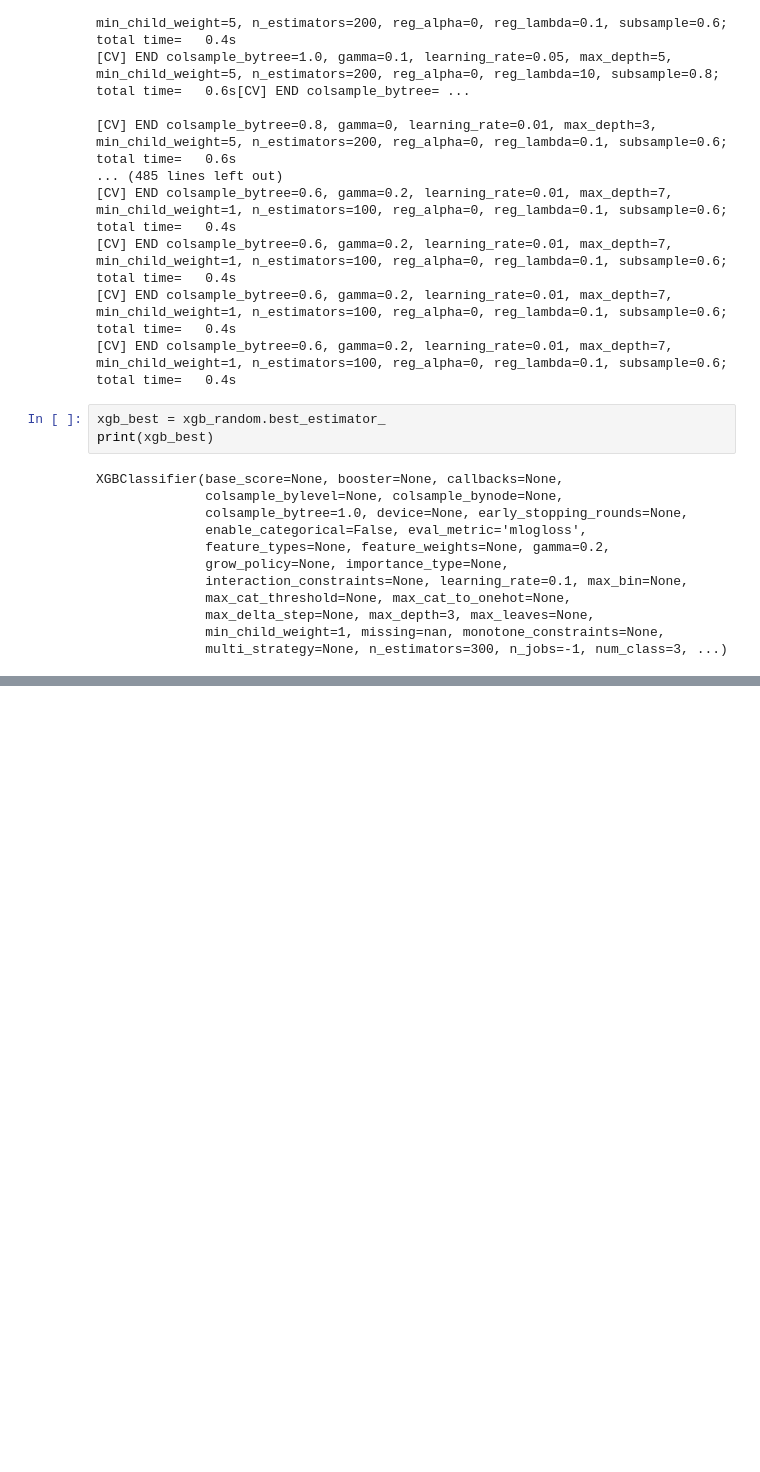
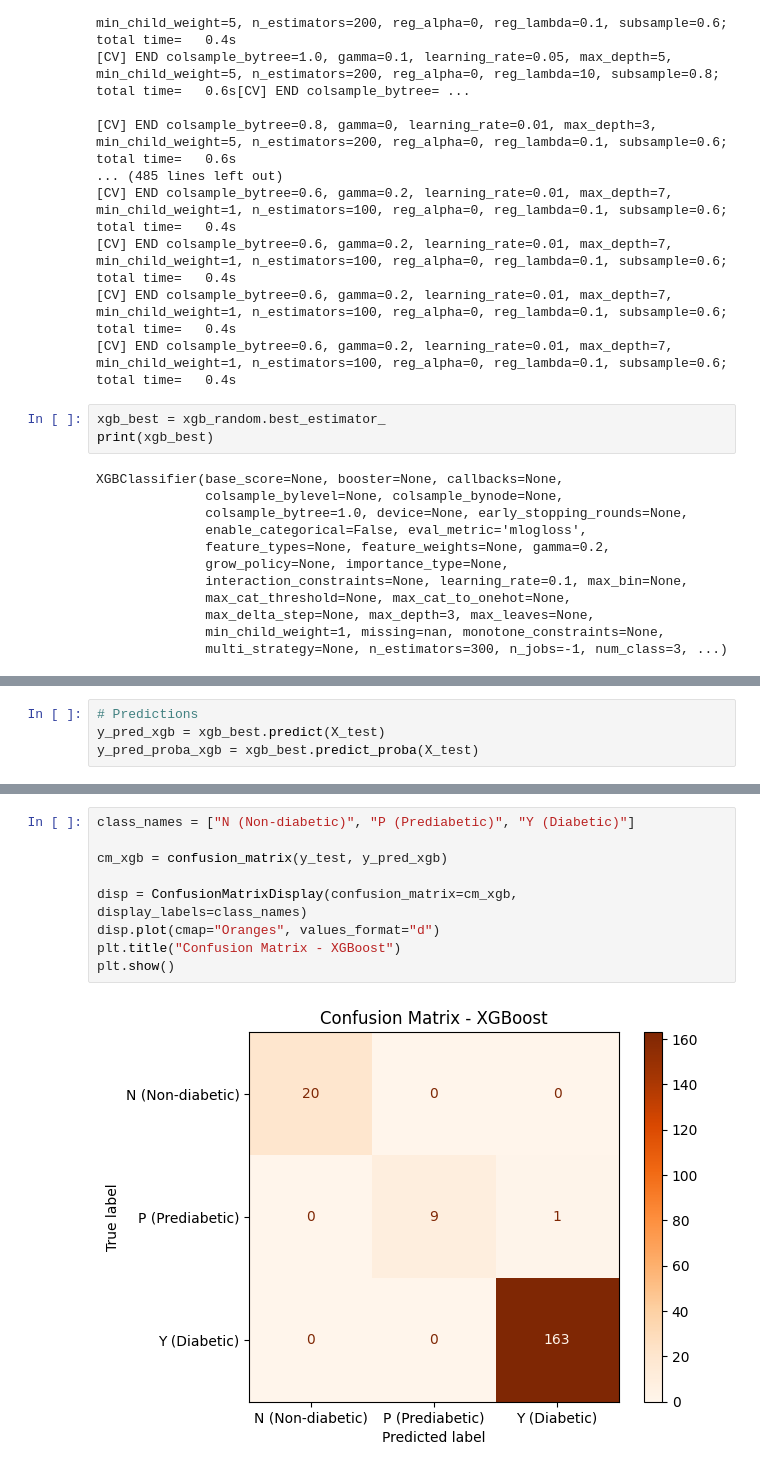
Before and after one commit to samirdahal888/Diabetes_Classification, a Jupyter notebook: notebooks/classifiaction/xgboost.ipynb, the cells around one changed output, grey strips where cells are left out. Drawn from its saved outputs; the diff is of its cells as text; blank space fills up the shorter version.

Commit message:
model evaluation and visualization

```diff
--- a/notebooks/classifiaction/xgboost.ipynb
+++ b/notebooks/classifiaction/xgboost.ipynb
@@ -118,0 +121,4 @@ XGBClassifier(base_score=None, booster=None, callbacks=None,
+# %%
+# Predictions
+y_pred_xgb = xgb_best.predict(X_test)
+y_pred_proba_xgb = xgb_best.predict_proba(X_test)
@@ -118,0 +137,11 @@ XGBClassifier(base_score=None, booster=None, callbacks=None,
+# %%
+class_names = ["N (Non-diabetic)", "P (Prediabetic)", "Y (Diabetic)"]
+
+cm_xgb = confusion_matrix(y_test, y_pred_xgb)
+
+disp = ConfusionMatrixDisplay(confusion_matrix=cm_xgb, display_labels=class_names)
+disp.plot(cmap="Oranges", values_format="d")
+plt.title("Confusion Matrix - XGBoost")
+plt.show()
+# %% [output]
+[figure, added]
```
Also changed, not shown: parts of 3 cells of this notebook.
